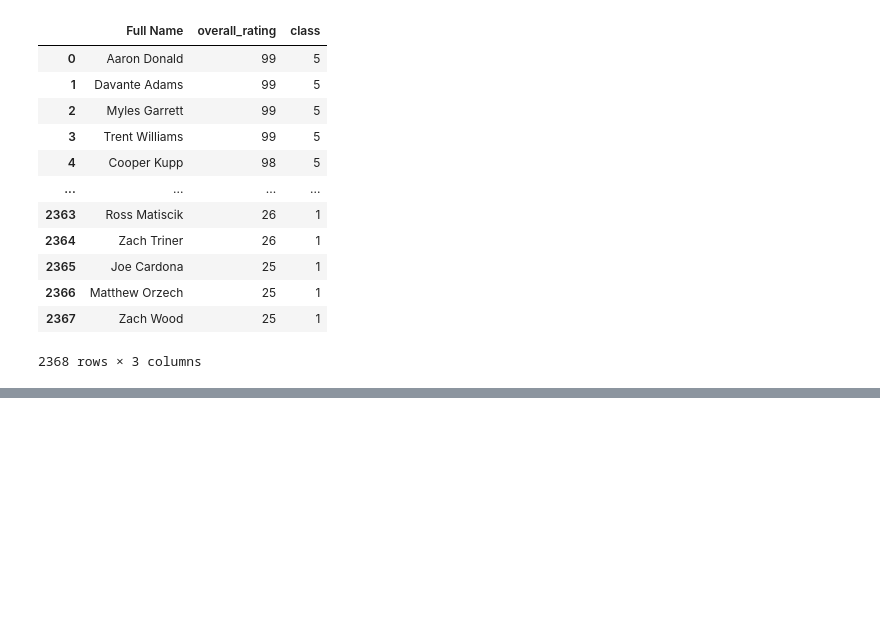
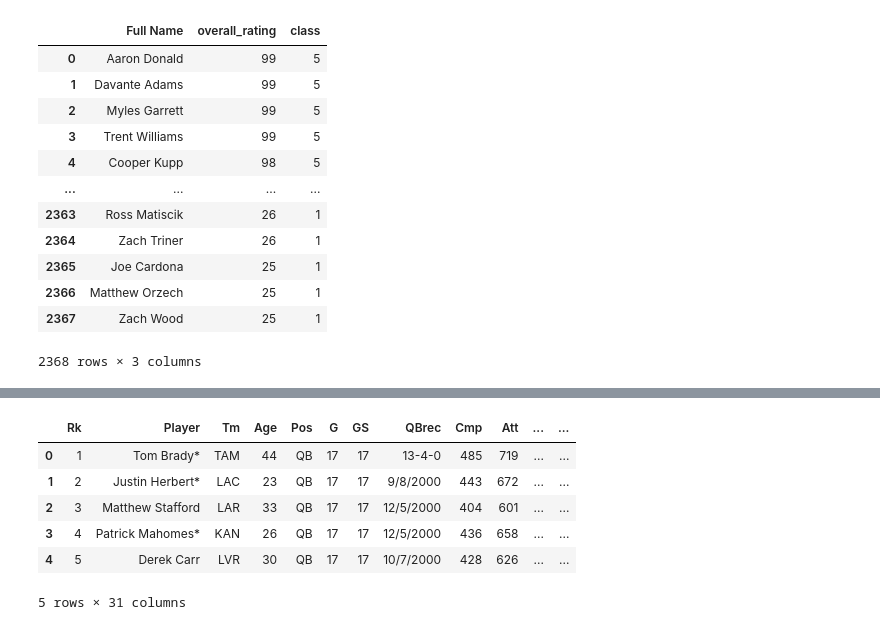
Before and after one commit to david-lytikainen/madden-408v, a Jupyter notebook: madden.ipynb, the cells around one changed output, grey strips where cells are left out. Drawn from its saved outputs; the diff is of its cells as text; code cells hidden in the pictures; blank space fills up the shorter version.

```diff
--- a/madden.ipynb
+++ b/madden.ipynb
@@ -65,0 +71,11 @@ skill[["Full Name", "overall_rating", "class"]][skill["overall_rating"]>=70]
+# %%
+passing = pd.read_csv("2021-passing.csv")
+passing.head()
+# %% [output]
+|  | Rk | Player | Tm | Age | Pos | G | GS | QBrec | Cmp | Att | ... | ... |
+| 0 | 1 | Tom Brady* | TAM | 44 | QB | 17 | 17 | 13-4-0 | 485 | 719 | ... | ... |
+| 1 | 2 | Justin Herbert* | LAC | 23 | QB | 17 | 17 | 9/8/2000 | 443 | 672 | ... | ... |
+| 2 | 3 | Matthew Stafford | LAR | 33 | QB | 17 | 17 | 12/5/2000 | 404 | 601 | ... | ... |
+| 3 | 4 | Patrick Mahomes* | KAN | 26 | QB | 17 | 17 | 12/5/2000 | 436 | 658 | ... | ... |
+| 4 | 5 | Derek Carr | LVR | 30 | QB | 17 | 17 | 10/7/2000 | 428 | 626 | ... | ... |
+5 rows × 31 columns
```
Also changed, not shown: parts of 16 cells of this notebook, 1 other file.
